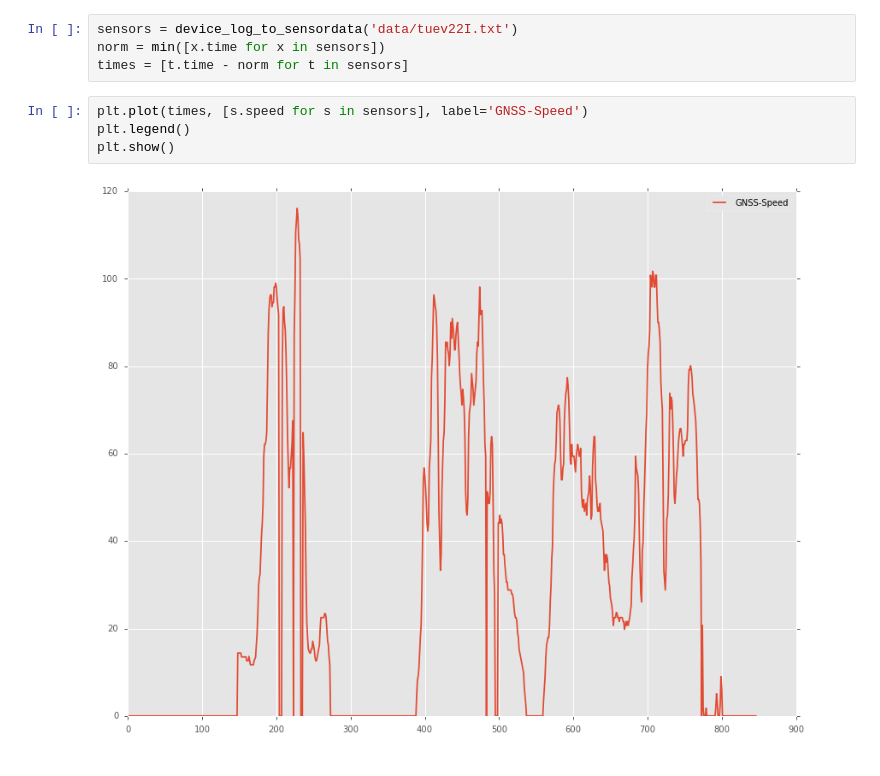
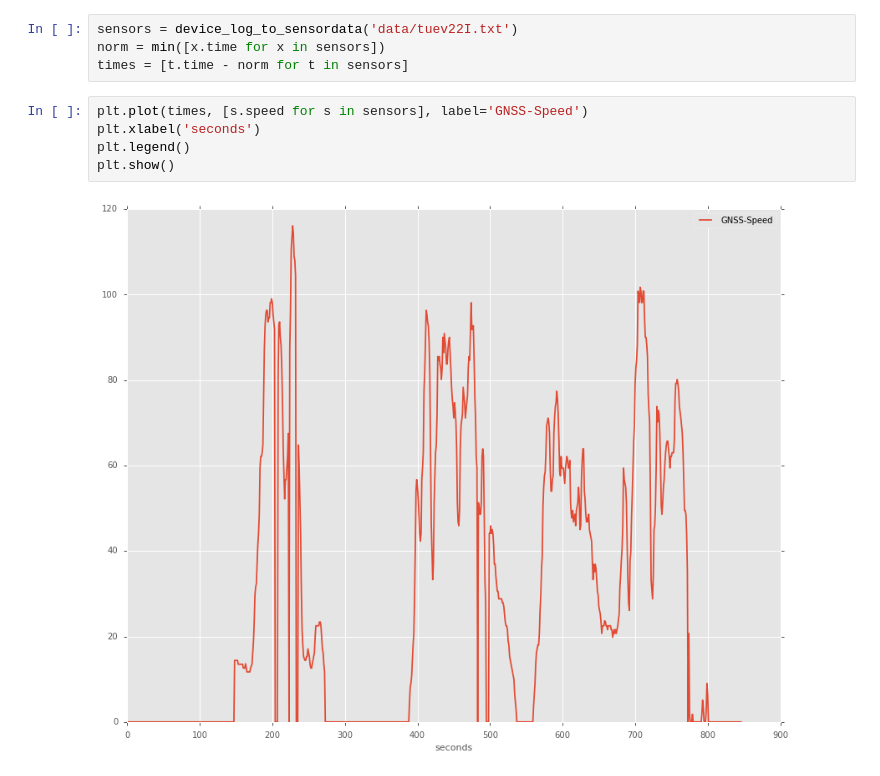
Before and after one commit to AlexImmer/TuevAnalysis, a Jupyter notebook: OutputAnalytics.ipynb, the cells around one changed output. Drawn from its saved outputs; the diff is of its cells as text.

```diff
--- a/OutputAnalytics.ipynb
+++ b/OutputAnalytics.ipynb
@@ -42,10 +39,11 @@ norm = min([x.time for x in sensors])
 times = [t.time - norm for t in sensors]
 # %%
 plt.plot(times, [s.speed for s in sensors], label='GNSS-Speed')
+plt.xlabel('seconds')
 plt.legend()
 plt.show()
 # %% [output]
-[figure, old version]
+[figure, new version]
 # %%
 start, end = 0, 500
 gyro = [s for s in sensors[start:end]]
```
Also changed, not shown: parts of 2 cells of this notebook, 1 other file.
